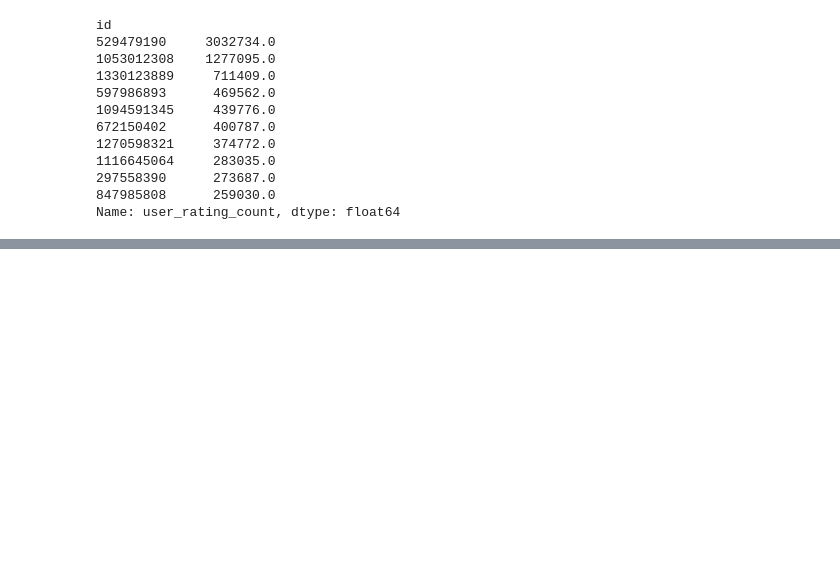
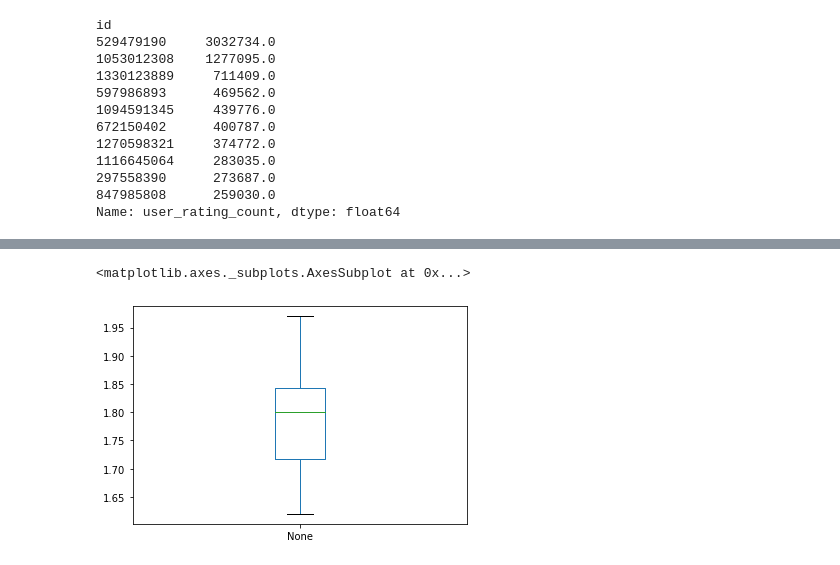
Before and after one commit to samyon7/Statistics-Python, a Jupyter notebook: Work_7/work_7-1.ipynb, the cells around one changed output, grey strips where cells are left out. Cells and saved outputs as stored; diff of their text form; code cells hidden in the pictures; blank space fills up the shorter version.

```diff
--- a/Work_7/work_7-1.ipynb
+++ b/Work_7/work_7-1.ipynb
@@ -340,0 +448,5 @@ Name: user_rating_count, dtype: float64
+# %%
+mean_heights.plot(kind='box')
+# %% [output]
+<matplotlib.axes._subplots.AxesSubplot at 0x...>
+[figure, added]
```
Also changed, not shown: parts of 20 cells of this notebook.
